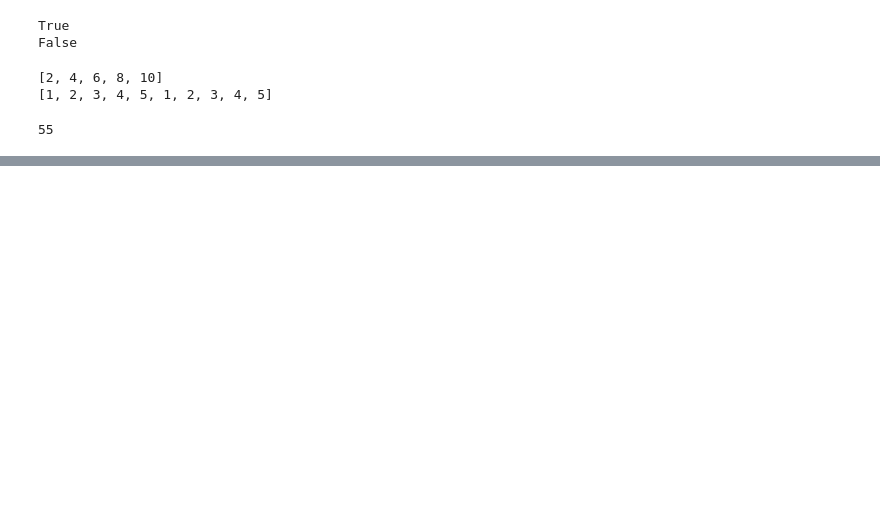
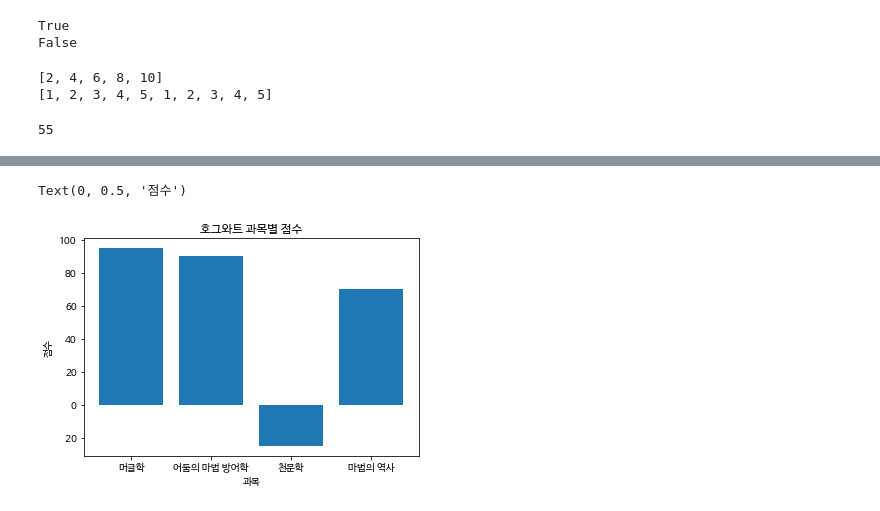
Before and after one commit to 4myLab/codestates, a Jupyter notebook: test.ipynb, the cells around one changed output, grey strips where cells are left out. Drawn from its saved outputs; the diff is of its cells as text; code cells hidden in the pictures; blank space fills up the shorter version.

```diff
--- a/test.ipynb
+++ b/test.ipynb
@@ -31,0 +86,13 @@ one_to_sum(10)
+# %%
+hogwart_df2 = pd.DataFrame({
+    "과목":['머글학', '어둠의 마법 방어학', '천문학', "마법의 역사"],
+    "점수":[95, 90, -25, 70]
+})
+
+plt.bar(hogwart_df2['과목'],hogwart_df2['점수'],)
+plt.title("호그와트 과목별 점수")
+plt.xlabel("과목")
+plt.ylabel("점수")
+# %% [output]
+Text(0, 0.5, '점수')
+[figure, added]
```
Also changed, not shown: parts of 6 cells of this notebook.
